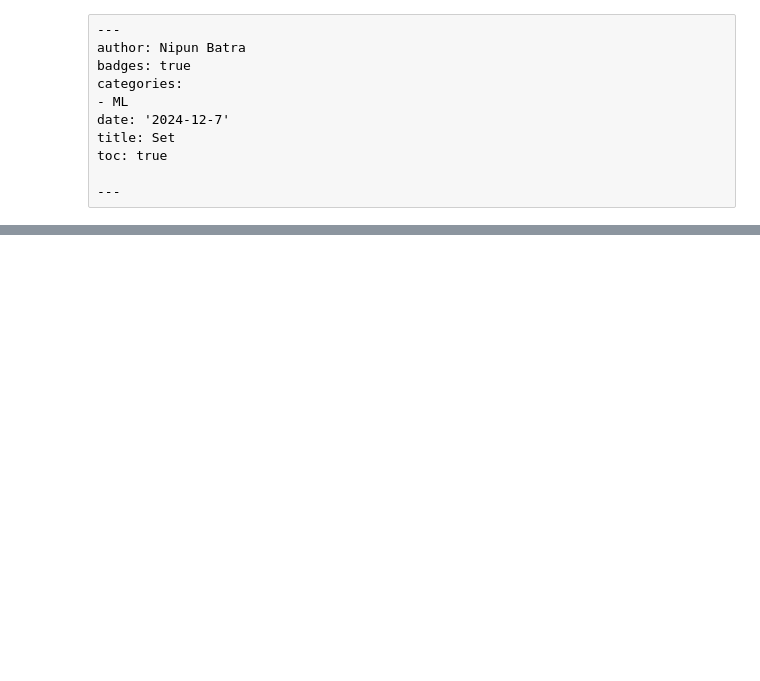
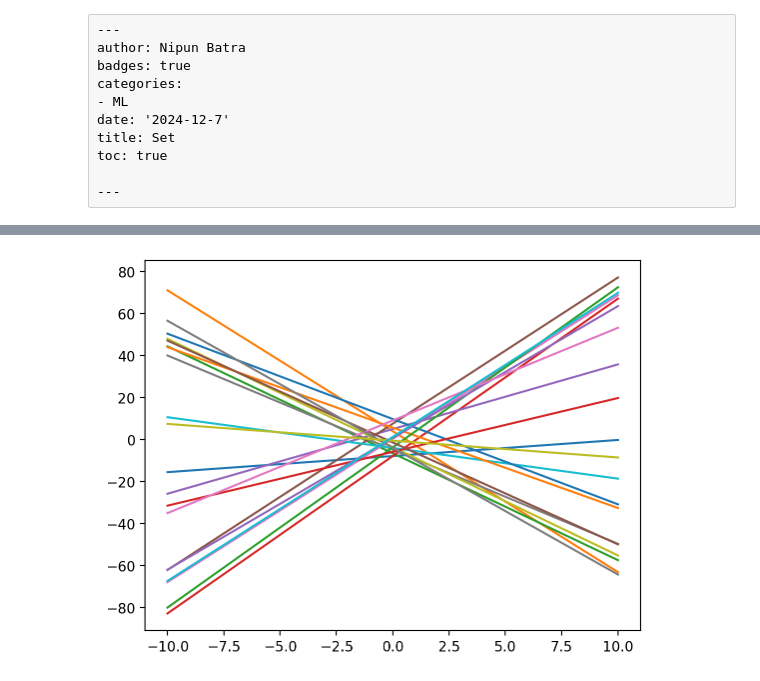
Before and after one commit to nipunbatra/psdv-teaching, a Jupyter notebook: notebooks/set.ipynb, the cells around one changed output, grey strips where cells are left out. Saved outputs shown, nothing was run; the diff lists cells and outputs as text; code cells hidden in the pictures; blank space fills up the shorter version.

```diff
--- a/notebooks/set.ipynb
+++ b/notebooks/set.ipynb
@@ -19,0 +114,10 @@ import pandas as pd
+# %%
+# Plot some 20 lines for random m and c
+m = np.random.rand(20)*20 - 10
+c = np.random.rand(20)*20 - 10
+
+for i in range(20):
+    y_lin = line_fx(x_lin, m[i], c[i])
+    plt.plot(x_lin, y_lin, label=f'Line: y = {m[i]:.2f}x + {c[i]:.2f}')
+# %% [output]
+[figure, added]
```
Also changed, not shown: parts of 81 cells of this notebook.
